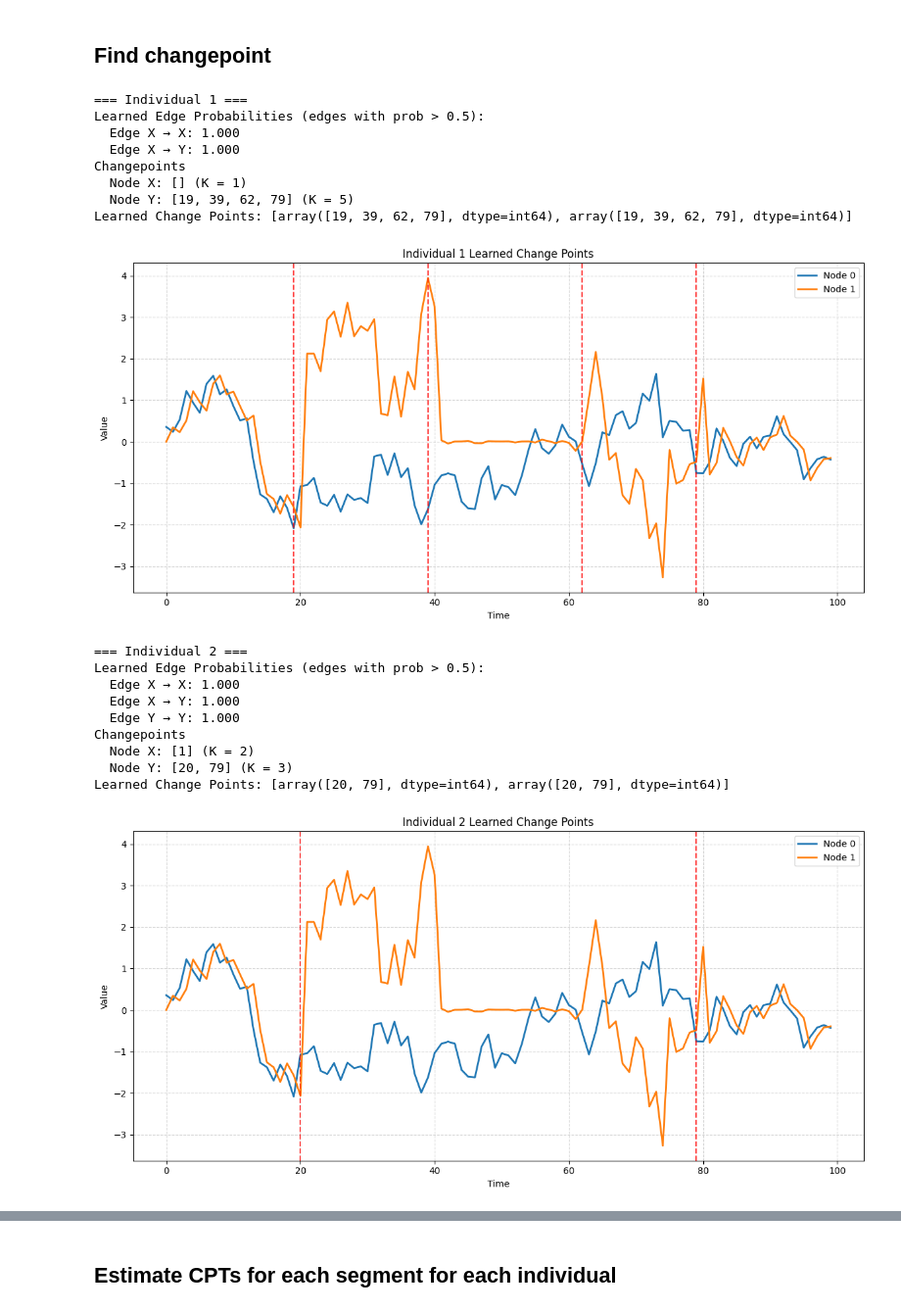
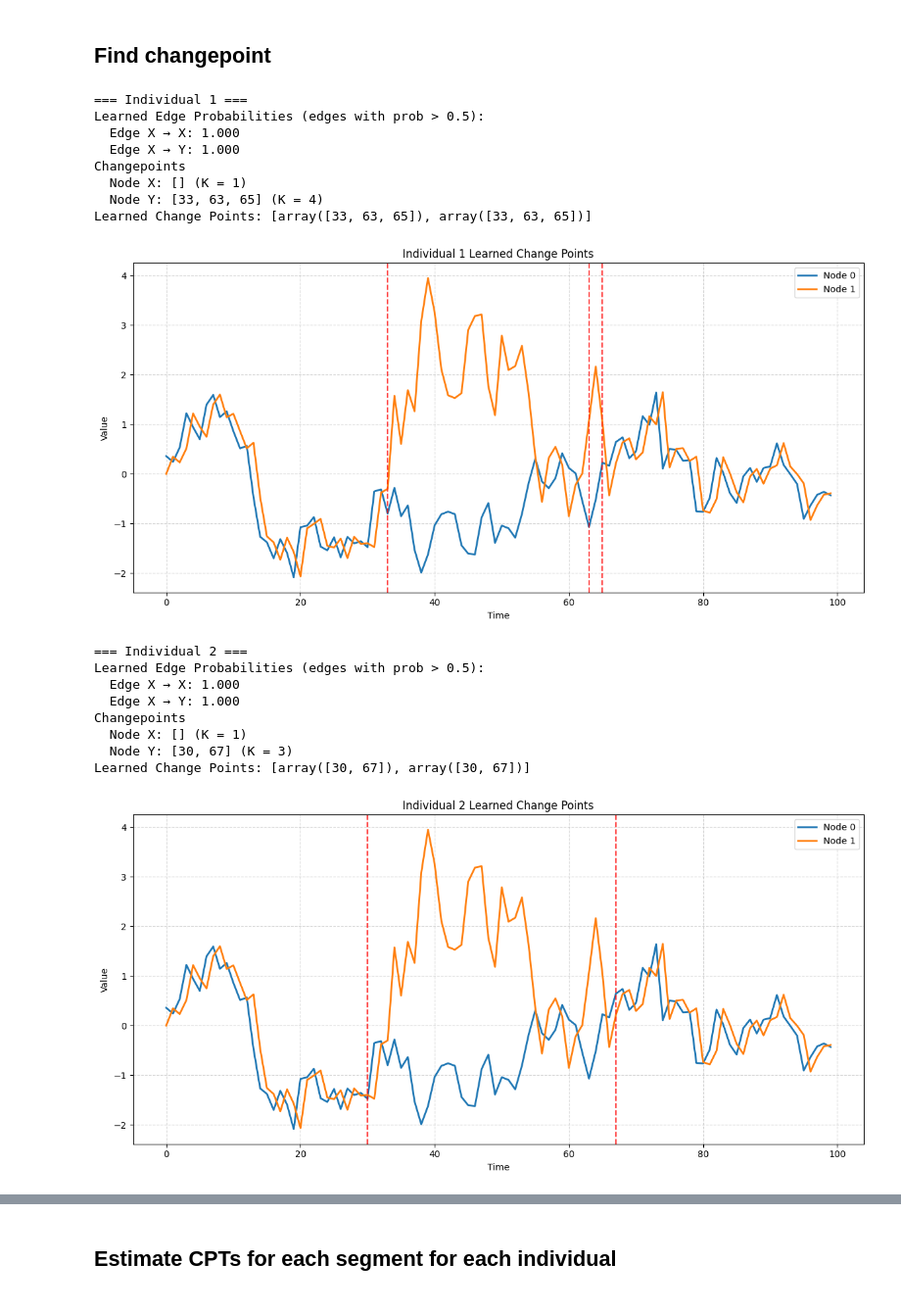
Before and after one commit to BliRekt/Longitudinal-synthetic-data-generation, a Jupyter notebook: cpbge/exp_daniele_multi_indiv.ipynb, the cells around one changed output, grey strips where cells are left out. Shown at 98% size. Cells and saved outputs as stored; diff of their text form; code cells hidden in the pictures.

```diff
--- a/cpbge/exp_daniele_multi_indiv.ipynb
+++ b/cpbge/exp_daniele_multi_indiv.ipynb
@@ -15,7 +15,7 @@ import os
 import numpy as np
 sys.path.append(os.path.abspath('..'))
 
-num_individuals = 2
+num_individuals = 3
 num_timepoints = 100
 all_data = []
 all_true_cps = []   # True change points (optional, for validation)
@@ -33,15 +33,13 @@ def generate_synthetic_data_2node_multicps(num_time_points=100, epsilon=0.5, snr
     beta = np.ones(m)
 
     # Define 5 equal segments
-    segment_edges = np.linspace(0, m, 6, dtype=int)  # 6 points = 5 segments
+    segment_edges = np.linspace(0, m, 4, dtype=int)  # 4 points = 3 segments
     change_points = segment_edges[1:-1]  # inner edges are the CPs
 
     # Assign different beta values to each segment
     beta[segment_edges[0]:segment_edges[1]] = 1
     beta[segment_edges[1]:segment_edges[2]] = -2
-    beta[segment_edges[2]:segment_edges[3]] = 0
-    beta[segment_edges[3]:segment_edges[4]] = -2
-    beta[segment_edges[4]:segment_edges[5]] = 1
+    beta[segment_edges[2]:segment_edges[3]] = 1
 
     # Generate X (autoregressive)
     for t in range(1, m):
@@ -93,44 +91,43 @@ all_edge_probs = []
 all_allocations = []
 all_K = []
 all_cps = []
 i = 1
 
 for data_i in tqdm(all_data):
     print(f"\n=== Individual {i} ===")
 
     model = MCMC(num_nodes=data_i.shape[0], max_segments=10)
     edge_probs, mean_K, allocation, samples = model.mcmc_inference(
         data_i, num_iterations=500000, burn_in=1000
     )
 
     cps = print_learned_structure(edge_probs, mean_K, allocation, node_names=node_names)
     cps = [cps] * len(node_names)
     print("Learned Change Points:", cps)
     # Collect outputs
     all_edge_probs.append(edge_probs)
     all_allocations.append(allocation)
     all_K.append(mean_K)
     all_cps.append(cps)
 
-    plot_time_series_with_changepoints(data_i, cpse, title=f"Individual {i} Learned Change Points")
+    plot_time_series_with_changepoints(data_i, cps, title=f"Individual {i} Learned Change Points")
     i+=1
 # %% [output]
 === Individual 1 ===
 Learned Edge Probabilities (edges with prob > 0.5):
   Edge X → X: 1.000
   Edge X → Y: 1.000
 Changepoints
   Node X: [] (K = 1)
-  Node Y: [19, 39, 62, 79] (K = 5)
-Learned Change Points: [array([19, 39, 62, 79], dtype=int64), array([19, 39, 62, 79], dtype=int64)]
+  Node Y: [33, 63, 65] (K = 4)
+Learned Change Points: [array([33, 63, 65]), array([33, 63, 65])]
-[figure, old version]
+[figure, new version]
 === Individual 2 ===
 Learned Edge Probabilities (edges with prob > 0.5):
   Edge X → X: 1.000
   Edge X → Y: 1.000
-  Edge Y → Y: 1.000
 Changepoints
-  Node X: [1] (K = 2)
-  Node Y: [20, 79] (K = 3)
-Learned Change Points: [array([20, 79], dtype=int64), array([20, 79], dtype=int64)]
+  Node X: [] (K = 1)
+  Node Y: [30, 67] (K = 3)
+Learned Change Points: [array([30, 67]), array([30, 67])]
-[figure, old version]
+[figure, new version]
```
Also changed, not shown: parts of 6 cells of this notebook, 17 other files.
